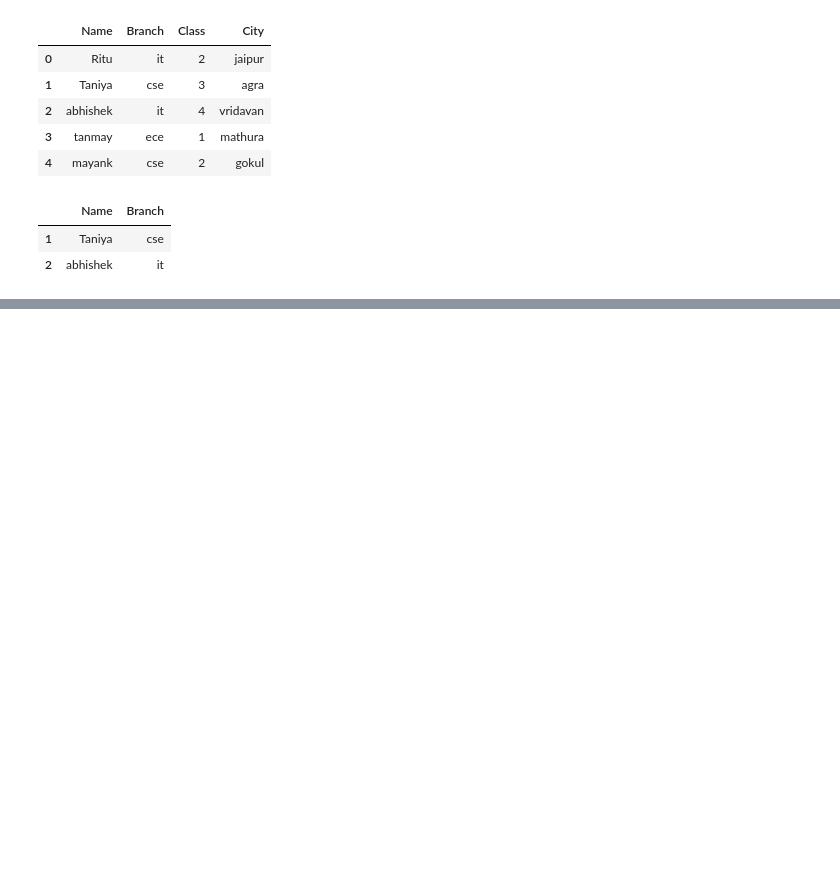
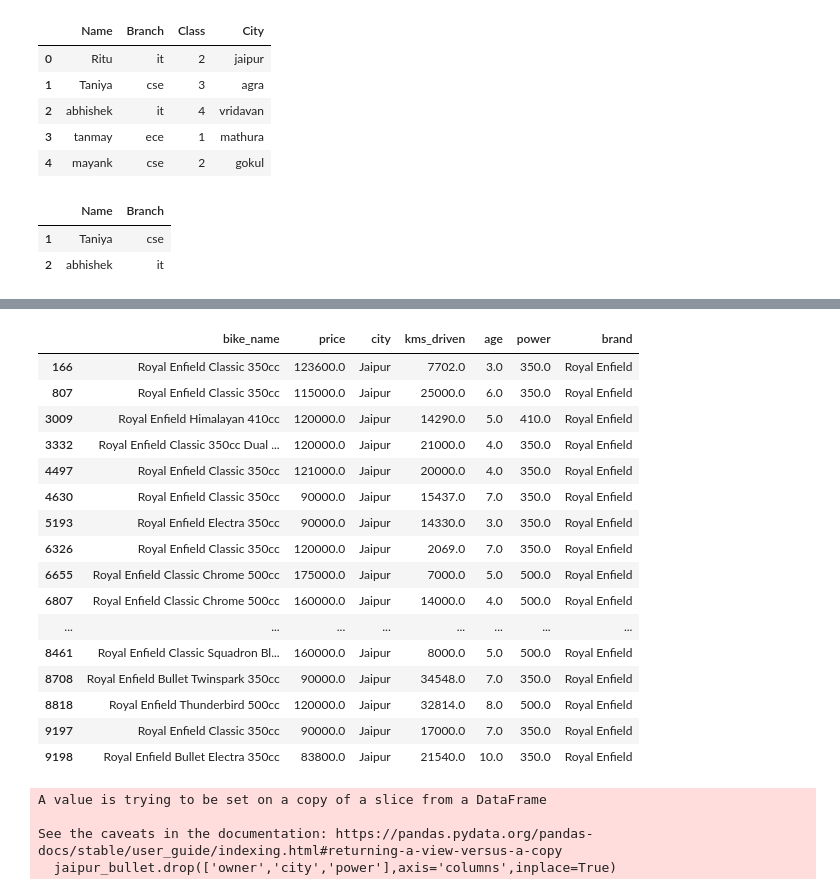
Before and after one commit to upflairs-pvt-ltd/3rd_july_datascience, a Jupyter notebook: pandas.ipynb, the cells around one changed output, grey strips where cells are left out. Cells and saved outputs as stored; diff of their text form; code cells hidden in the pictures; blank space fills up the shorter version.

```diff
--- a/pandas.ipynb
+++ b/pandas.ipynb
@@ -119,0 +121,5 @@ df.iloc[1:3,0:2]
+# %%
+### read data from csv file
+# file_path  = "path of the file "
+df = pd.read_csv('Used_Bikes.csv')
+df
@@ -119,0 +382,2 @@ df.iloc[1:3,0:2]
+# %%
+df.drop_duplicates(inplace=True)
@@ -119,0 +392,2 @@ df.iloc[1:3,0:2]
+# %%
+bullet = df[df['brand'] == "Royal Enfield"]
@@ -119,0 +500,2 @@ df.iloc[1:3,0:2]
+# %%
+jaipur_bullet = bullet[bullet['city']=='Jaipur']
@@ -119,0 +504,33 @@ df.iloc[1:3,0:2]
+# %%
+## add or delete columns in data frame
+# delete  columns owner
+jaipur_bullet.drop('owner',axis='columns')  # , inplace=True
+# axis => 1  == columns
+# axis =  0 ==>   Rows
+# bike_name , price  , age   , kms_driven
+# %% [output]
+|  | bike_name | price | city | kms_driven | age | power | brand |
+| 166 | Royal Enfield Classic 350cc | 123600.0 | Jaipur | 7702.0 | 3.0 | 350.0 | Royal Enfield |
+| 807 | Royal Enfield Classic 350cc | 115000.0 | Jaipur | 25000.0 | 6.0 | 350.0 | Royal Enfield |
+| 3009 | Royal Enfield Himalayan 410cc | 120000.0 | Jaipur | 14290.0 | 5.0 | 410.0 | Royal Enfield |
+| 3332 | Royal Enfield Classic 350cc Dual ... | 120000.0 | Jaipur | 21000.0 | 4.0 | 350.0 | Royal Enfield |
+| 4497 | Royal Enfield Classic 350cc | 121000.0 | Jaipur | 20000.0 | 4.0 | 350.0 | Royal Enfield |
+| 4630 | Royal Enfield Classic 350cc | 90000.0 | Jaipur | 15437.0 | 7.0 | 350.0 | Royal Enfield |
+| 5193 | Royal Enfield Electra 350cc | 90000.0 | Jaipur | 14330.0 | 3.0 | 350.0 | Royal Enfield |
+| 6326 | Royal Enfield Classic 350cc | 120000.0 | Jaipur | 2069.0 | 7.0 | 350.0 | Royal Enfield |
+| 6655 | Royal Enfield Classic Chrome 500cc | 175000.0 | Jaipur | 7000.0 | 5.0 | 500.0 | Royal Enfield |
+| 6807 | Royal Enfield Classic Chrome 500cc | 160000.0 | Jaipur | 14000.0 | 4.0 | 500.0 | Royal Enfield |
+| ... | ... | ... | ... | ... | ... | ... | ... |
+| 8461 | Royal Enfield Classic Squadron Bl... | 160000.0 | Jaipur | 8000.0 | 5.0 | 500.0 | Royal Enfield |
+| 8708 | Royal Enfield Bullet Twinspark 350cc | 90000.0 | Jaipur | 34548.0 | 7.0 | 350.0 | Royal Enfield |
+| 8818 | Royal Enfield Thunderbird 500cc | 120000.0 | Jaipur | 32814.0 | 8.0 | 500.0 | Royal Enfield |
+| 9197 | Royal Enfield Classic 350cc | 90000.0 | Jaipur | 17000.0 | 7.0 | 350.0 | Royal Enfield |
+| 9198 | Royal Enfield Bullet Electra 350cc | 83800.0 | Jaipur | 21540.0 | 10.0 | 350.0 | Royal Enfield |
+# %%
+# owner  , city  , owner
+jaipur_bullet.drop(['owner','city','power'],axis='columns',inplace=True)
+# %% [output]
+A value is trying to be set on a copy of a slice from a DataFrame
+
+See the caveats in the documentation: https://pandas.pydata.org/pandas-docs/stable/user_guide/indexing.html#returning-a-view-versus-a-copy
+  jaipur_bullet.drop(['owner','city','power'],axis='columns',inplace=True)
```
Also changed, not shown: parts of 42 cells of this notebook, 2 other files.
